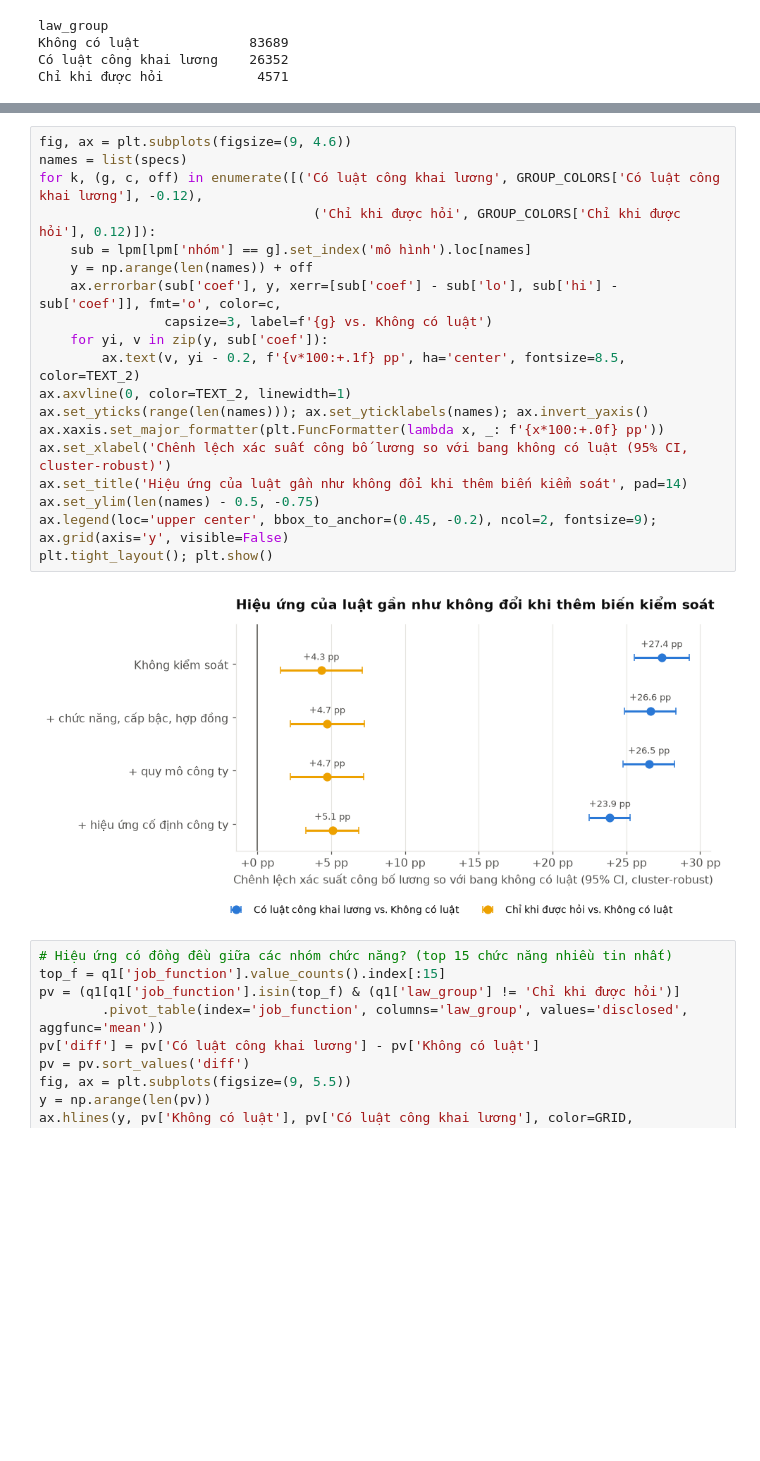
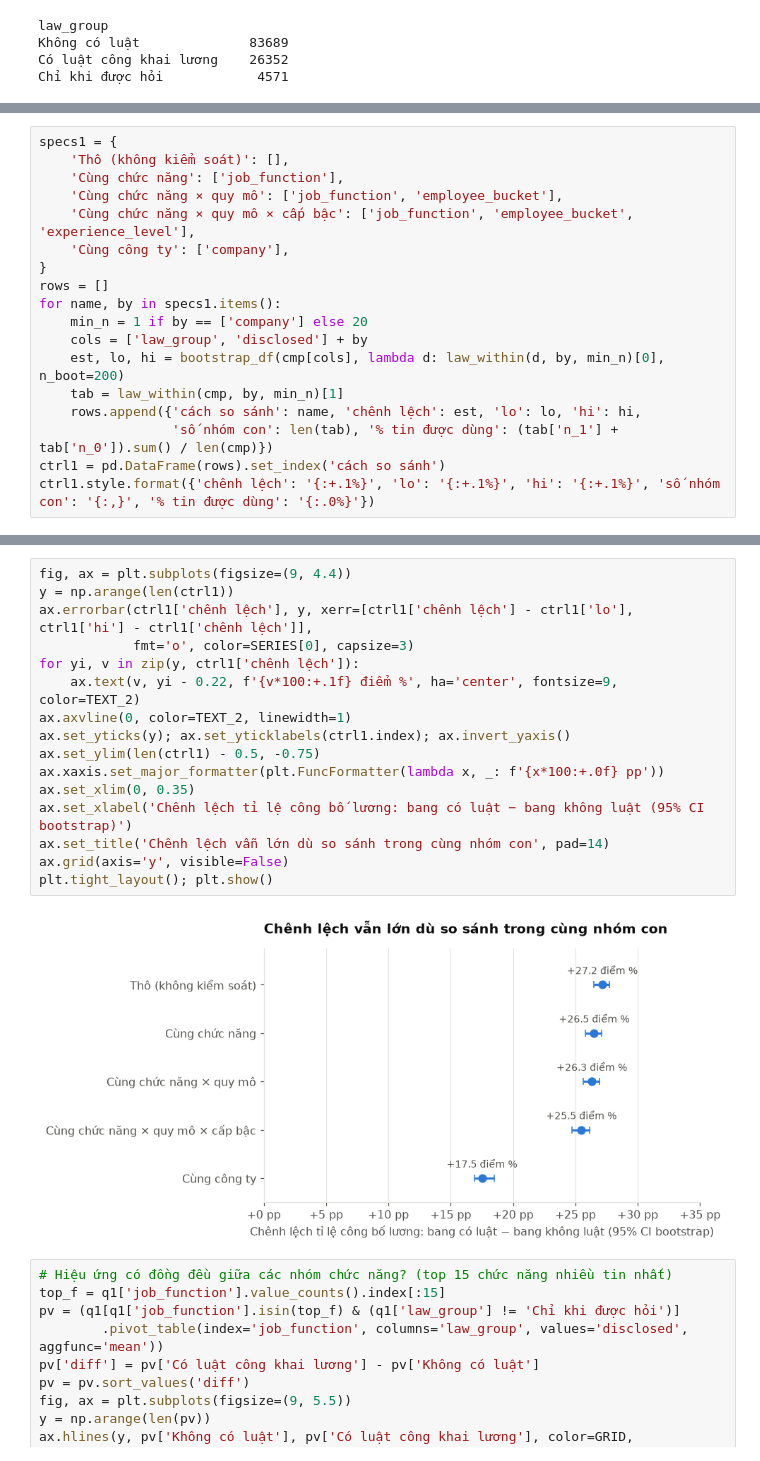
Before and after one commit to hihon0-0/PFDS-Final-Project, a Jupyter notebook: notebooks/02_analysis.ipynb, the cells around one changed output, grey strips where cells are left out. Saved outputs shown, nothing was run; the diff lists cells and outputs as text; blank space fills up the shorter version.

```diff
--- a/notebooks/02_analysis.ipynb
+++ b/notebooks/02_analysis.ipynb
@@ -216,0 +300,18 @@ Bỏ tin không có thông tin công ty: 114,612 → 113,208
+# %%
+specs1 = {
+    'Thô (không kiểm soát)': [],
+    'Cùng chức năng': ['job_function'],
+    'Cùng chức năng × quy mô': ['job_function', 'employee_bucket'],
+    'Cùng chức năng × quy mô × cấp bậc': ['job_function', 'employee_bucket', 'experience_level'],
+    'Cùng công ty': ['company'],
+}
+rows = []
+for name, by in specs1.items():
+    min_n = 1 if by == ['company'] else 20
+    cols = ['law_group', 'disclosed'] + by
+    est, lo, hi = bootstrap_df(cmp[cols], lambda d: law_within(d, by, min_n)[0], n_boot=200)
+    tab = law_within(cmp, by, min_n)[1]
+    rows.append({'cách so sánh': name, 'chênh lệch': est, 'lo': lo, 'hi': hi,
+                 'số nhóm con': len(tab), '% tin được dùng': (tab['n_1'] + tab['n_0']).sum() / len(cmp)})
+ctrl1 = pd.DataFrame(rows).set_index('cách so sánh')
+ctrl1.style.format({'chênh lệch': '{:+.1%}', 'lo': '{:+.1%}', 'hi': '{:+.1%}', 'số nhóm con': '{:,}', '% tin được dùng': '{:.0%}'})
@@ -217,24 +326,21 @@ Bỏ tin không có thông tin công ty: 114,612 → 113,208
 # %%
-fig, ax = plt.subplots(figsize=(9, 4.6))
-names = list(specs)
-for k, (g, c, off) in enumerate([('Có luật công khai lương', GROUP_COLORS['Có luật công khai lương'], -0.12),
-                                   ('Chỉ khi được hỏi', GROUP_COLORS['Chỉ khi được hỏi'], 0.12)]):
-    sub = lpm[lpm['nhóm'] == g].set_index('mô hình').loc[names]
-    y = np.arange(len(names)) + off
-    ax.errorbar(sub['coef'], y, xerr=[sub['coef'] - sub['lo'], sub['hi'] - sub['coef']], fmt='o', color=c,
-                capsize=3, label=f'{g} vs. Không có luật')
-    for yi, v in zip(y, sub['coef']):
-        ax.text(v, yi - 0.2, f'{v*100:+.1f} pp', ha='center', fontsize=8.5, color=TEXT_2)
+fig, ax = plt.subplots(figsize=(9, 4.4))
+y = np.arange(len(ctrl1))
+ax.errorbar(ctrl1['chênh lệch'], y, xerr=[ctrl1['chênh lệch'] - ctrl1['lo'], ctrl1['hi'] - ctrl1['chênh lệch']],
+            fmt='o', color=SERIES[0], capsize=3)
+for yi, v in zip(y, ctrl1['chênh lệch']):
+    ax.text(v, yi - 0.22, f'{v*100:+.1f} điểm %', ha='center', fontsize=9, color=TEXT_2)
 ax.axvline(0, color=TEXT_2, linewidth=1)
-ax.set_yticks(range(len(names))); ax.set_yticklabels(names); ax.invert_yaxis()
+ax.set_yticks(y); ax.set_yticklabels(ctrl1.index); ax.invert_yaxis()
+ax.set_ylim(len(ctrl1) - 0.5, -0.75)
 ax.xaxis.set_major_formatter(plt.FuncFormatter(lambda x, _: f'{x*100:+.0f} pp'))
-ax.set_xlabel('Chênh lệch xác suất công bố lương so với bang không có luật (95% CI, cluster-robust)')
-ax.set_title('Hiệu ứng của luật gần như không đổi khi thêm biến kiểm soát', pad=14)
-ax.set_ylim(len(names) - 0.5, -0.75)
-ax.legend(loc='upper center', bbox_to_anchor=(0.45, -0.2), ncol=2, fontsize=9); ax.grid(axis='y', visible=False)
+ax.set_xlim(0, 0.35)
+ax.set_xlabel('Chênh lệch tỉ lệ công bố lương: bang có luật − bang không luật (95% CI bootstrap)')
+ax.set_title('Chênh lệch vẫn lớn dù so sánh trong cùng nhóm con', pad=14)
+ax.grid(axis='y', visible=False)
 plt.tight_layout(); plt.show()
 # %% [output]
-[figure, old version]
+[figure, new version]
 # %%
 # Hiệu ứng có đồng đều giữa các nhóm chức năng? (top 15 chức năng nhiều tin nhất)
 top_f = q1['job_function'].value_counts().index[:15]
```
Also changed, not shown: parts of 93 cells of this notebook.
